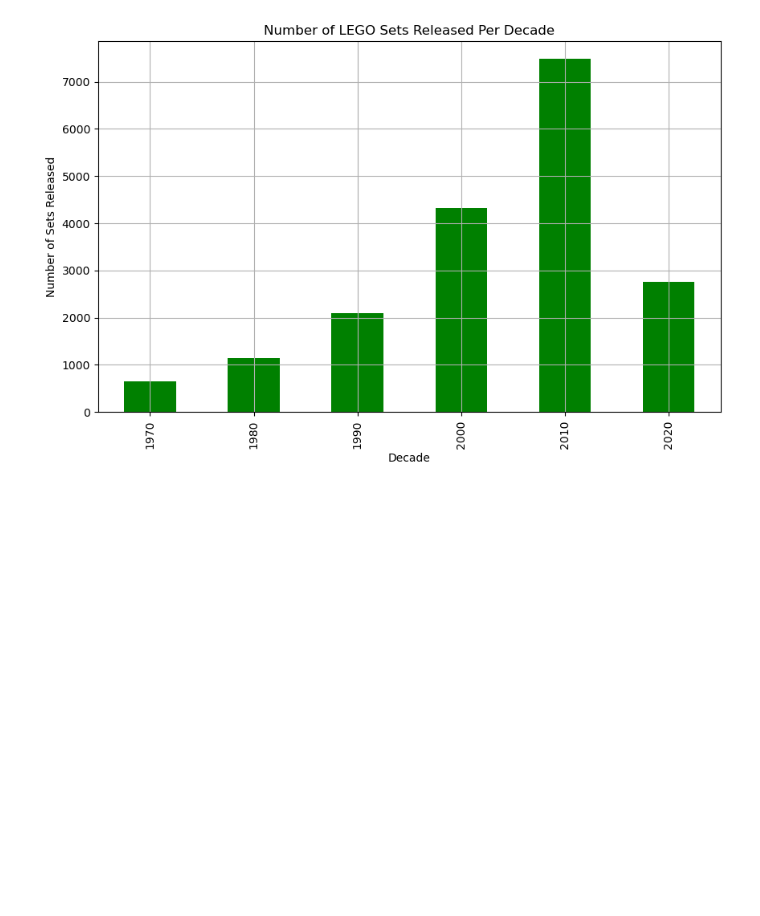
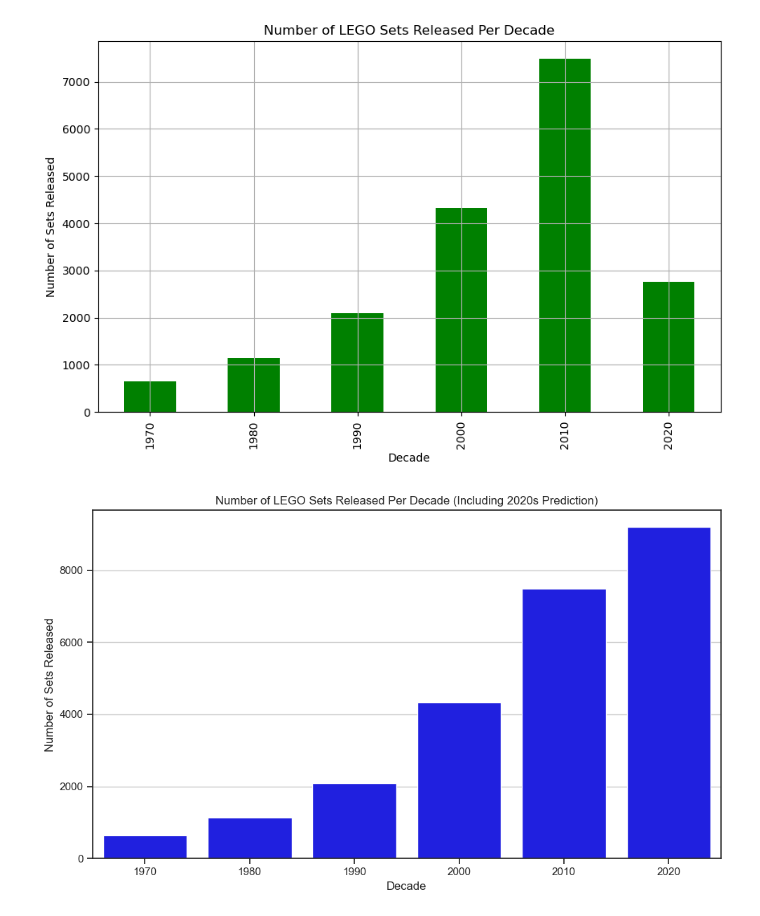
Before and after one commit to jamiefor3/Lego_Project, a Jupyter notebook: Lego_Analysis.ipynb, the cells around one changed output. Saved outputs shown, nothing was run; the diff lists cells and outputs as text; code cells hidden in the pictures; blank space fills up the shorter version.

```diff
--- a/Lego_Analysis.ipynb
+++ b/Lego_Analysis.ipynb
@@ -59,3 +59,38 @@ plt.grid(True)
 plt.show()
 # %% [output]
 [figure]
+# %%
+# Create a new column for decade
+df['decade'] = (df['year'] // 10) * 10
+
+# Count the number of sets released each decade
+sets_per_decade = df.groupby('decade').size()
+
+# Filter for 2020–2022
+recent_years = df[df['year'].between(2020, 2022)]
+
+# Average sets released per year from 2020 to 2022
+avg_recent = recent_years.groupby('year').size().mean()
+
+# Predict total for 2020s (2020–2029 = 10 years)
+predicted_total_2020s = round(avg_recent * 10)
+
+# Add predicted 2020s total to sets_per_decade
+sets_per_decade_pred = sets_per_decade.copy()
+sets_per_decade_pred.loc[2020] = predicted_total_2020s
+# Set up data for plot
+sets_per_decade_pred = sets_per_decade_pred.reset_index()
+sets_per_decade_pred.columns = ['decade', 'set_count']
+sets_per_decade_pred.sort_values('decade', inplace=True)
+
+# Plot
+plt.figure(figsize=(10, 6))
+sns.barplot(data=sets_per_decade_pred.sort_index(), x='decade', y='set_count', color='blue')
+plt.title('Number of LEGO Sets Released Per Decade (Including 2020s Prediction)')
+plt.xlabel('Decade')
+plt.ylabel('Number of Sets Released')
+plt.grid(True, axis='y')
+plt.tight_layout()
+plt.show()
+# %% [output]
+[figure, added]
```
Also changed, not shown: parts of 3 cells of this notebook.
